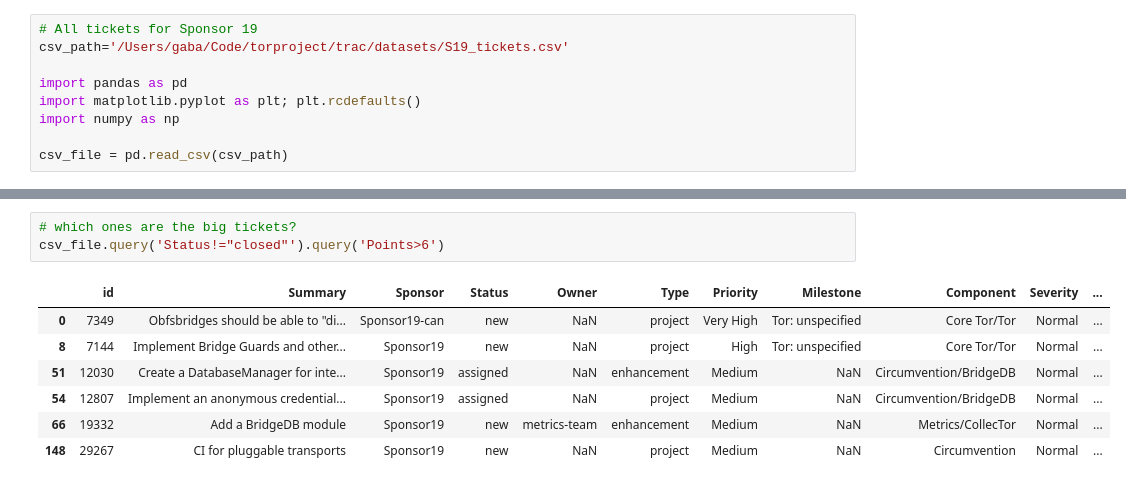
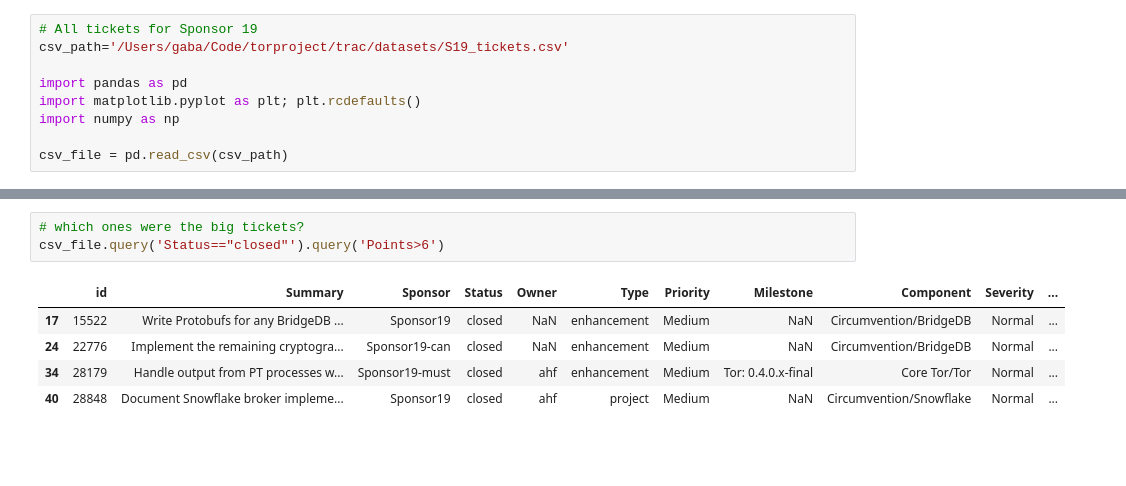
Before and after one commit to gabelula/trac-tor, a Jupyter notebook: Sponsor 19.ipynb, the cells around one changed output, grey strips where cells are left out. Cells and saved outputs as stored; diff of their text form; blank space fills up the shorter version.

```diff
--- a/Sponsor 19.ipynb
+++ b/Sponsor 19.ipynb
@@ -89,11 +69,9 @@ csv_file.query('Status=="closed"').filter(['Points', 'Actual Points']).sum().plo
 # %%
-# which ones are the big tickets?
-csv_file.query('Status!="closed"').query('Points>6')
+# which ones were the big tickets?
+csv_file.query('Status=="closed"').query('Points>6')
 # %% [output]
 |  | id | Summary | Sponsor | Status | Owner | Type | Priority | Milestone | Component | Severity | ... |
-| 0 | 7349 | Obfsbridges should be able to "di... | Sponsor19-can | new | NaN | project | Very High | Tor: unspecified | Core Tor/Tor | Normal | ... |
-| 8 | 7144 | Implement Bridge Guards and other... | Sponsor19 | new | NaN | project | High | Tor: unspecified | Core Tor/Tor | Normal | ... |
-| 51 | 12030 | Create a DatabaseManager for inte... | Sponsor19 | assigned | NaN | enhancement | Medium | NaN | Circumvention/BridgeDB | Normal | ... |
-| 54 | 12807 | Implement an anonymous credential... | Sponsor19 | assigned | NaN | project | Medium | NaN | Circumvention/BridgeDB | Normal | ... |
-| 66 | 19332 | Add a BridgeDB module | Sponsor19 | new | metrics-team | enhancement | Medium | NaN | Metrics/CollecTor | Normal | ... |
-| 148 | 29267 | CI for pluggable transports | Sponsor19 | new | NaN | project | Medium | NaN | Circumvention | Normal | ... |
+| 17 | 15522 | Write Protobufs for any BridgeDB ... | Sponsor19 | closed | NaN | enhancement | Medium | NaN | Circumvention/BridgeDB | Normal | ... |
+| 24 | 22776 | Implement the remaining cryptogra... | Sponsor19-can | closed | NaN | enhancement | Medium | NaN | Circumvention/BridgeDB | Normal | ... |
+| 34 | 28179 | Handle output from PT processes w... | Sponsor19-must | closed | ahf | enhancement | Medium | Tor: 0.4.0.x-final | Core Tor/Tor | Normal | ... |
+| 40 | 28848 | Document Snowflake broker impleme... | Sponsor19 | closed | ahf | project | Medium | NaN | Circumvention/Snowflake | Normal | ... |
```
Also changed, not shown: parts of 10 cells of this notebook, 3 other files.
